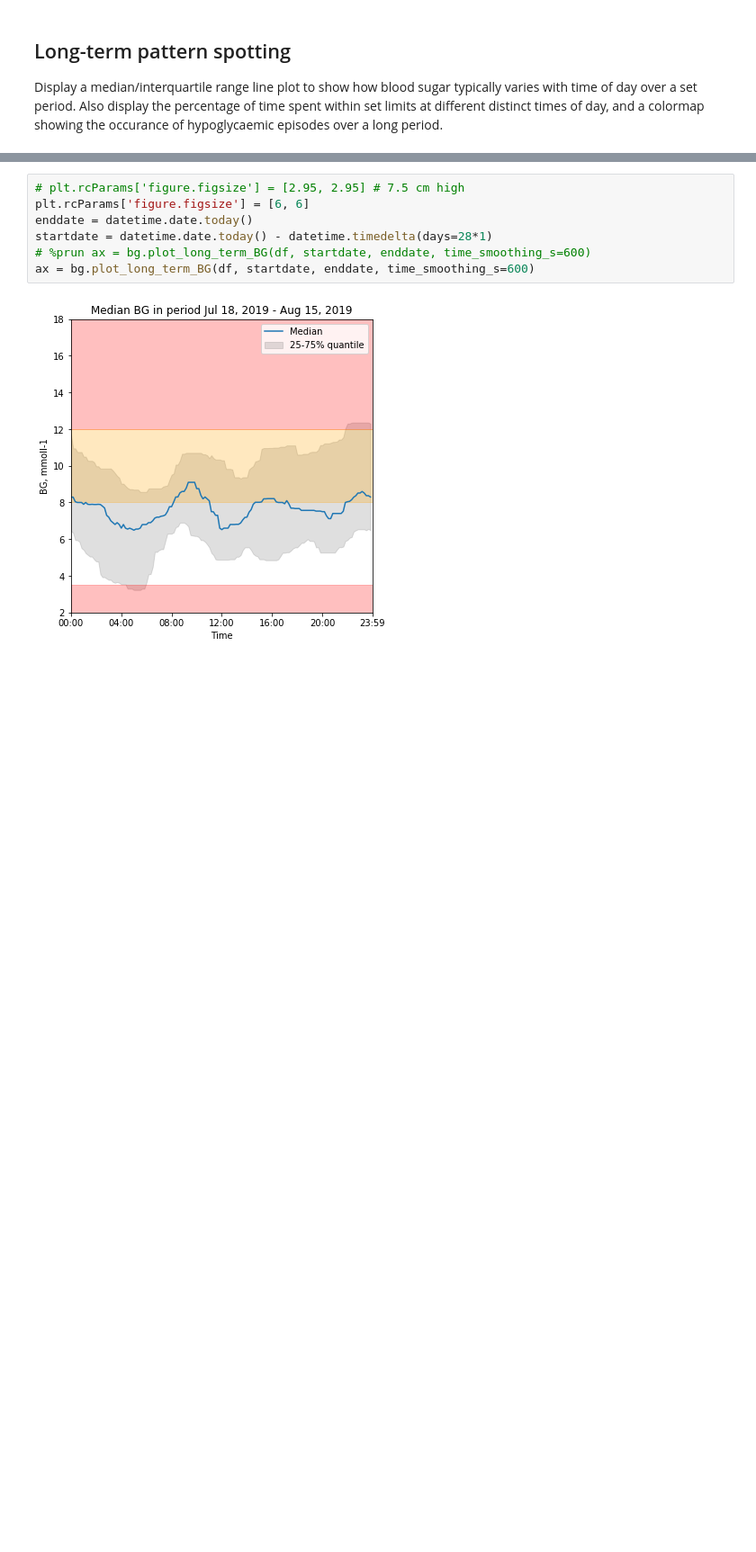
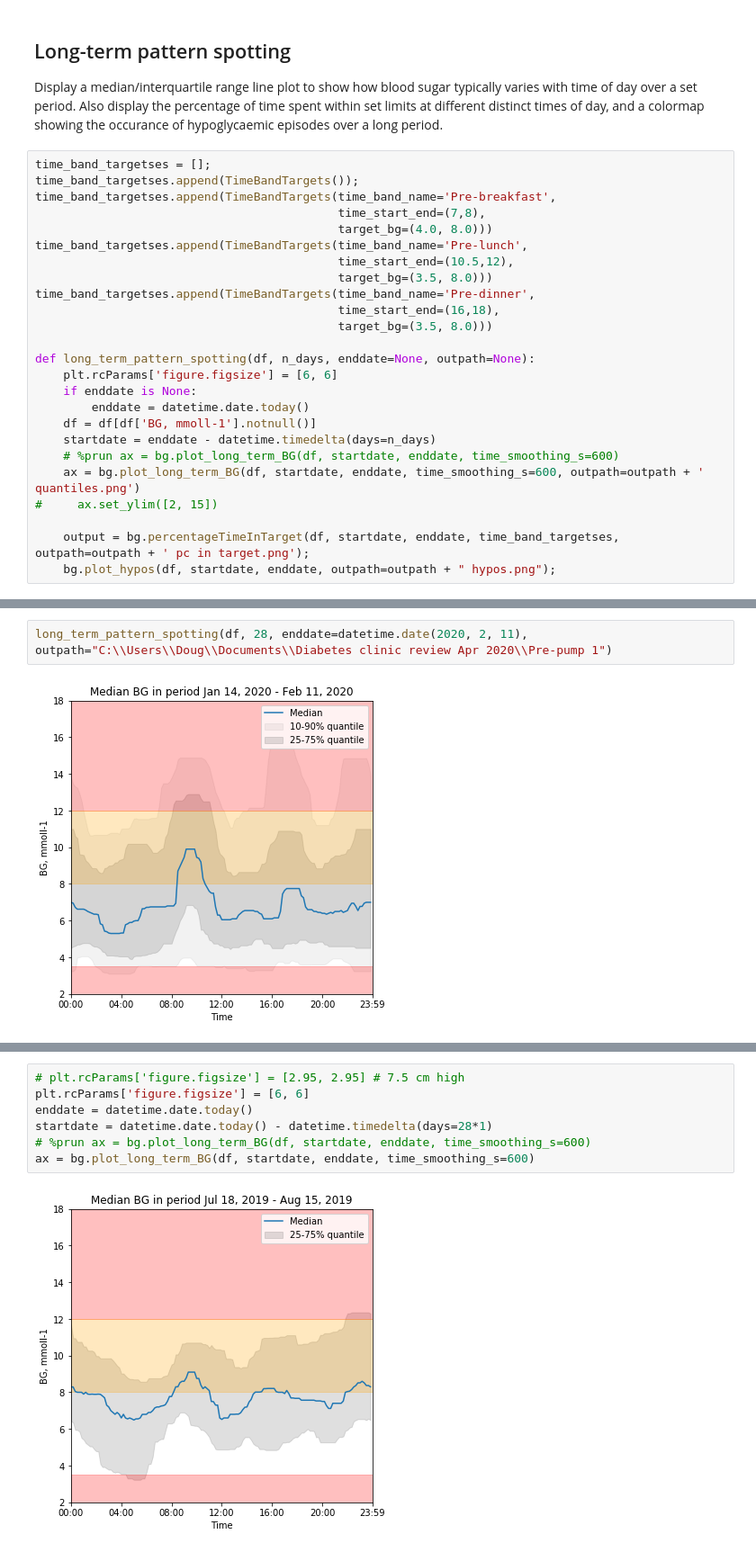
Before and after one commit to dougkelly88/blood-sugar-visualisation, a Jupyter notebook: BG visualisation.ipynb, the cells around one changed output, grey strips where cells are left out. Shown at 90% size. Saved outputs shown, nothing was run; the diff lists cells and outputs as text; blank space fills up the shorter version.

```diff
--- a/BG visualisation.ipynb
+++ b/BG visualisation.ipynb
@@ -130,3 +173,28 @@ for weekidx in range(12):
 ## Long-term pattern spotting
 
 Display a median/interquartile range line plot to show how blood sugar typically varies with time of day over a set period. Also display the percentage of time spent within set limits at different distinct times of day, and a colormap showing the occurance of hypoglycaemic episodes over a long period.
+# %%
+time_band_targetses = [];
+time_band_targetses.append(TimeBandTargets());
+time_band_targetses.append(TimeBandTargets(time_band_name='Pre-breakfast',
+                                           time_start_end=(7,8),
+                                           target_bg=(4.0, 8.0)))
+time_band_targetses.append(TimeBandTargets(time_band_name='Pre-lunch',
+                                           time_start_end=(10.5,12),
+                                           target_bg=(3.5, 8.0)))
+time_band_targetses.append(TimeBandTargets(time_band_name='Pre-dinner',
+                                           time_start_end=(16,18),
+                                           target_bg=(3.5, 8.0)))
+
+def long_term_pattern_spotting(df, n_days, enddate=None, outpath=None):
+    plt.rcParams['figure.figsize'] = [6, 6]
+    if enddate is None:
+        enddate = datetime.date.today()
+    df = df[df['BG, mmoll-1'].notnull()]
+    startdate = enddate - datetime.timedelta(days=n_days)
+    # %prun ax = bg.plot_long_term_BG(df, startdate, enddate, time_smoothing_s=600)
+    ax = bg.plot_long_term_BG(df, startdate, enddate, time_smoothing_s=600, outpath=outpath + ' quantiles.png')
+#     ax.set_ylim([2, 15])
+
+    output = bg.percentageTimeInTarget(df, startdate, enddate, time_band_targetses, outpath=outpath + ' pc in target.png');
+    bg.plot_hypos(df, startdate, enddate, outpath=outpath + " hypos.png");
@@ -132,0 +218,4 @@ Display a median/interquartile range line plot to show how blood sugar typically
+# %%
+long_term_pattern_spotting(df, 28, enddate=datetime.date(2020, 2, 11), outpath="C:\\Users\\Doug\\Documents\\Diabetes clinic review Apr 2020\\Pre-pump 1")
+# %% [output]
+[figure, added]
```
Also changed, not shown: parts of 10 cells of this notebook.
